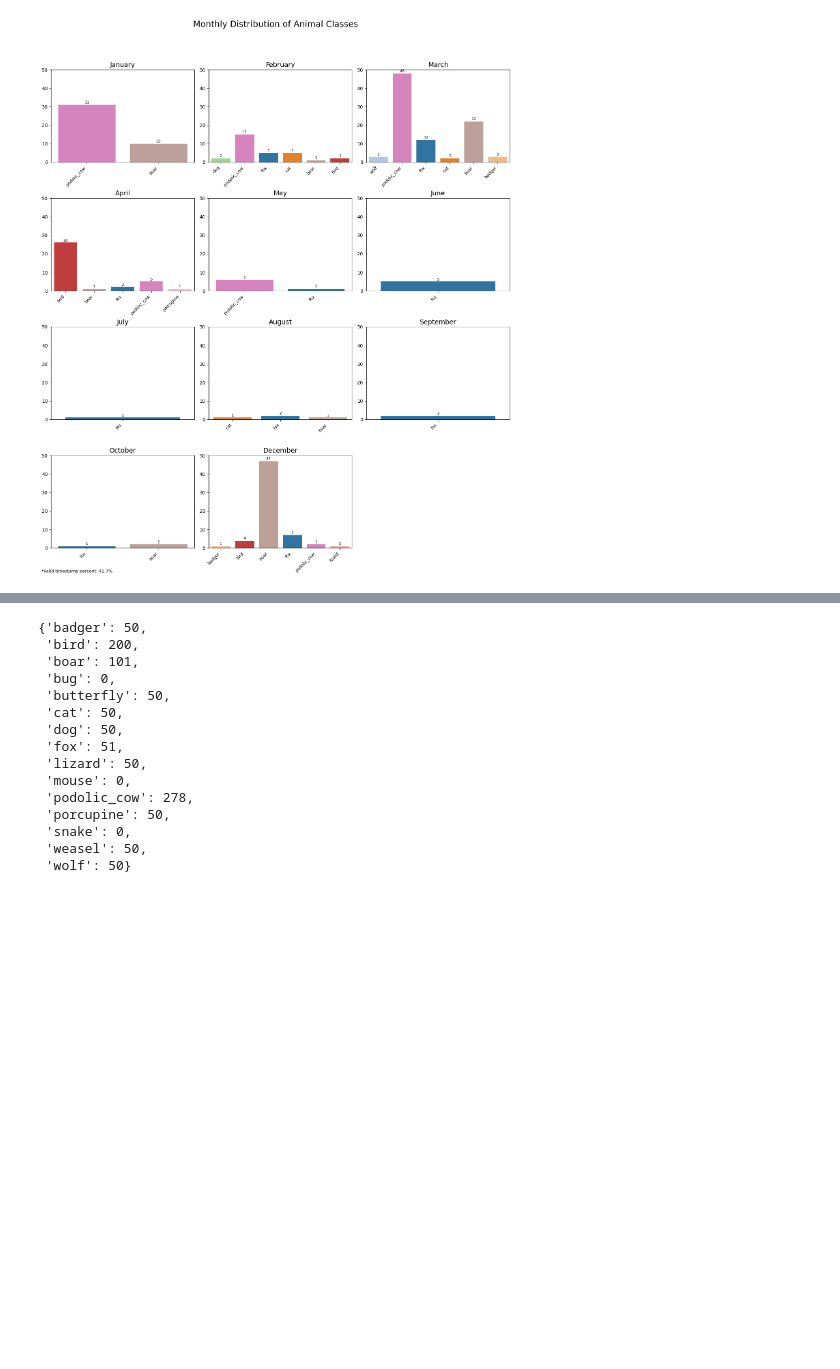
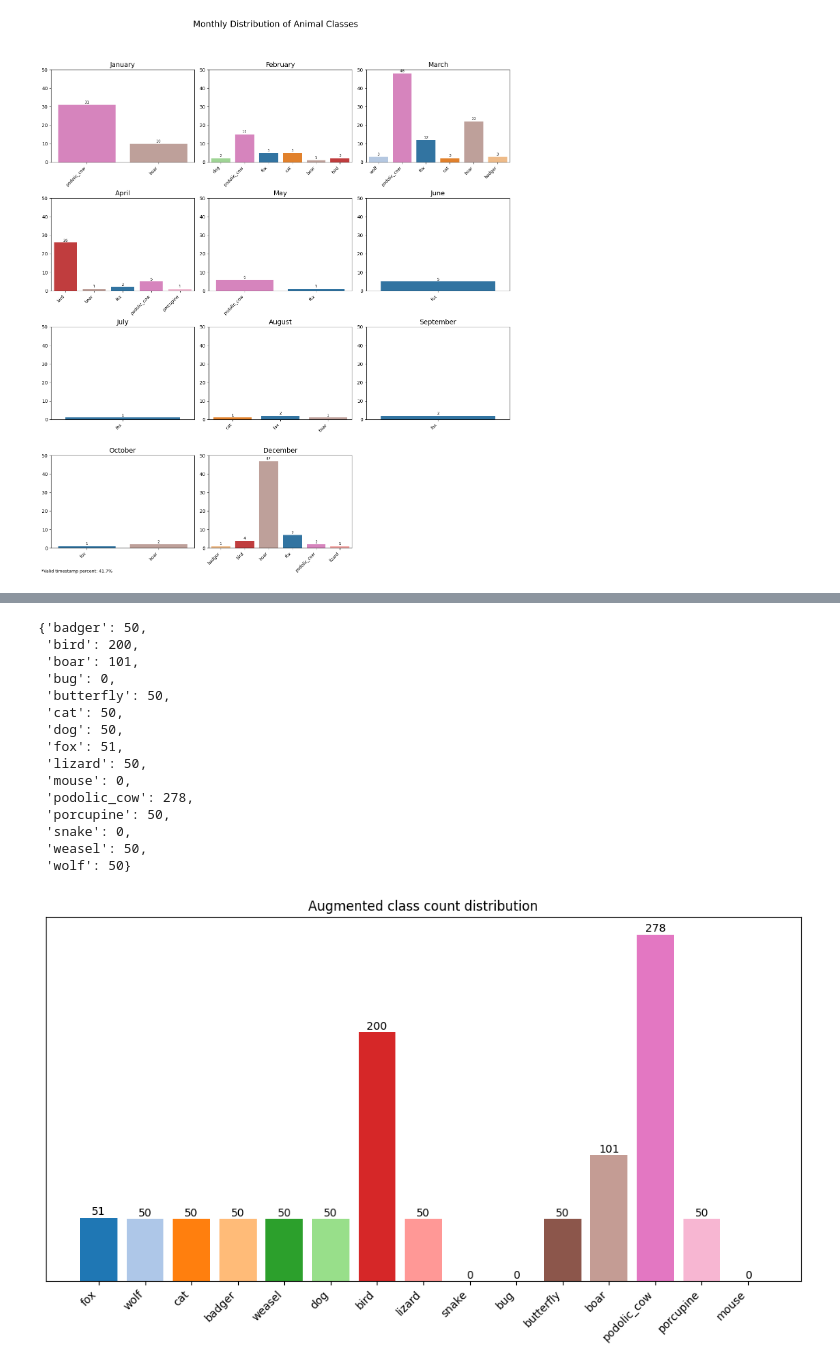
Before and after one commit to Giut0/Murgia-AI-Wildlife-Track, a Jupyter notebook: inspect_dataset.ipynb, the cells around one changed output, grey strips where cells are left out. Saved outputs shown, nothing was run; the diff lists cells and outputs as text; code cells hidden in the pictures; blank space fills up the shorter version.

```diff
--- a/inspect_dataset.ipynb
+++ b/inspect_dataset.ipynb
@@ -205,27 +221,45 @@ pprint.pprint(class_counts_ordered)
 # %%
-# Filtra solo le righe con classi nella lista
-filtered_df = augmented_animals_dataset[augmented_animals_dataset['class'].isin(class_labels)]
+# Filter dataset to include only specified classes
+augmented_filtered_df = augmented_animals_dataset[augmented_animals_dataset['class'].isin(class_labels)]
 
-# Conta le occorrenze di ciascuna classe
-class_counts = filtered_df['class'].value_counts().to_dict()
+augmented_class_counts = augmented_filtered_df['class'].value_counts().to_dict()
 
-# Ordina il dizionario secondo l'ordine di class_labels (opzionale)
-class_counts_ordered = {cls: class_counts.get(cls, 0) for cls in class_labels}
+augmented_class_counts_ordered = {cls: augmented_class_counts.get(cls, 0) for cls in class_labels}
 
-pprint.pprint(class_counts_ordered)
+pprint.pprint(augmented_class_counts_ordered)
+
+classes = list(augmented_class_counts_ordered.keys())
+counts = list(augmented_class_counts_ordered.values())
+
+# Color
+bar_colors = [color_dict.get(cls, 'grey') for cls in classes]
+
+plt.figure(figsize=(10, 6))
+bars = plt.bar(classes, counts, color=bar_colors)
+plt.title('Augmented class count distribution')
+plt.xticks(rotation=45, ha='right')
+
+plt.yticks([])
+for bar in bars:
+    yval = bar.get_height()
+    plt.text(bar.get_x() + bar.get_width()/2, yval + 0.1, round(yval, 2), ha='center', va='bottom')
+
+plt.tight_layout()
+plt.show()
 # %% [output]
 {'badger': 50,
  'bird': 200,
  'boar': 101,
  'bug': 0,
  'butterfly': 50,
  'cat': 50,
  'dog': 50,
  'fox': 51,
  'lizard': 50,
  'mouse': 0,
  'podolic_cow': 278,
  'porcupine': 50,
  'snake': 0,
  'weasel': 50,
  'wolf': 50}
+[figure, added]
```
Also changed, not shown: parts of 1 cell of this notebook, 11 other files.
